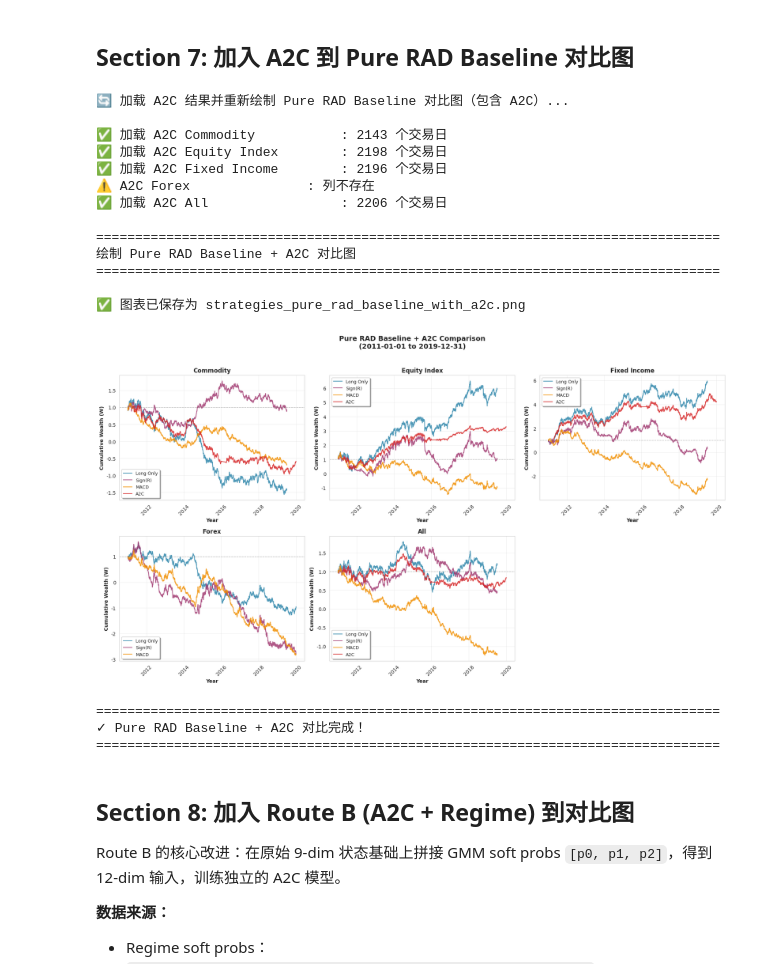
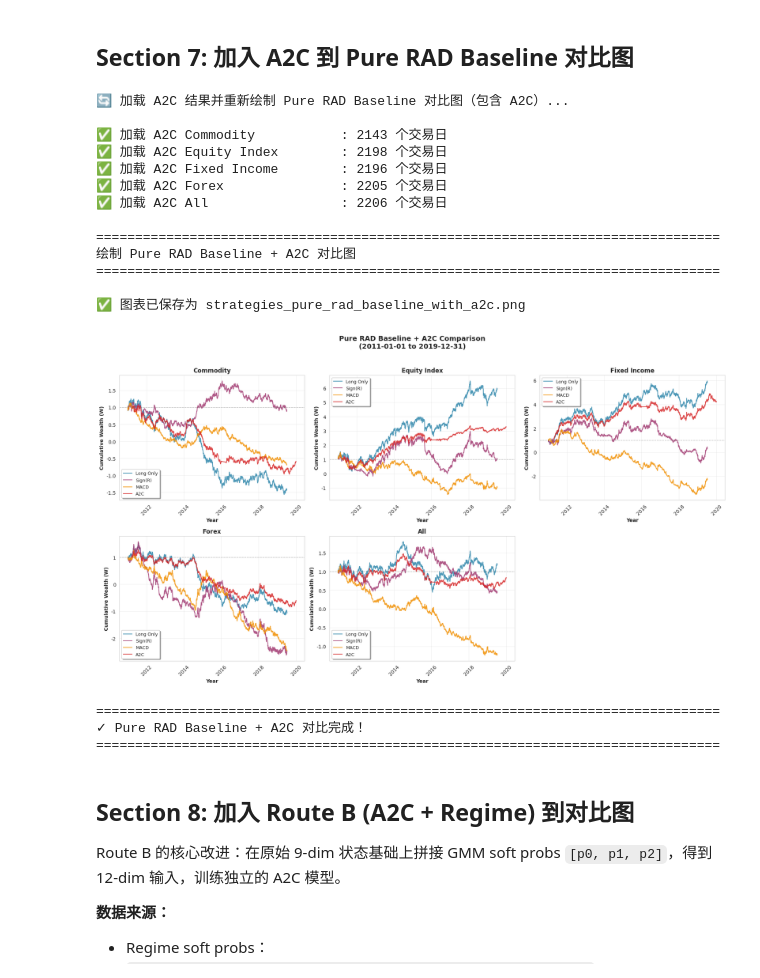
Before and after one commit to C-CU-2025-Fall/IEOR4733_Project, a Jupyter notebook: reproduction_of_figures/strategies_comparison.ipynb, the cells around one changed output. Drawn from its saved outputs; the diff is of its cells as text; code cells hidden in the pictures.

```diff
--- a/reproduction_of_figures/strategies_comparison.ipynb
+++ b/reproduction_of_figures/strategies_comparison.ipynb
@@ -527,8 +527,8 @@ if a2c_wide_path.exists():
 
     # 转换为与其他策略一致的格式
     for asset in ASSET_CLASSES_LIST + ['All']:
-        # A2C CSV 中 Forex 可能存储为 FX
-        col_name = 'FX' if asset == 'Forex' else asset
+        # CSV 中列名与资产类别名称一致（Forex 就是 Forex，不是 FX）
+        col_name = asset
 
         if col_name in df_a2c_wide.columns:
             # 去掉 NaN 值
@@ -617,35 +617,35 @@ for idx, asset in enumerate(asset_order):
 
 # 隐藏多余的子图
 for idx in range(len(asset_order), len(axes)):
     axes[idx].axis('off')
 
 plt.suptitle(f'Pure RAD Baseline + A2C Comparison\n({TEST_START} to {TEST_END})',
              fontsize=14, fontweight='bold', y=1.00)
 plt.tight_layout(rect=[0, 0, 1, 0.98])
 
 output_path = OUTPUT_DIR / 'strategies_pure_rad_baseline_with_a2c.png'
 plt.savefig(str(output_path), dpi=300, bbox_inches='tight')
 print(f"✅ 图表已保存为 {output_path.name}")
 plt.show()
 
 print("="*80)
 print("✓ Pure RAD Baseline + A2C 对比完成！")
 print("="*80)
 # %% [output]
 🔄 加载 A2C 结果并重新绘制 Pure RAD Baseline 对比图（包含 A2C）...
 
 ✅ 加载 A2C Commodity           : 2143 个交易日
 ✅ 加载 A2C Equity Index        : 2198 个交易日
 ✅ 加载 A2C Fixed Income        : 2196 个交易日
-⚠️ A2C Forex               : 列不存在
+✅ 加载 A2C Forex               : 2205 个交易日
 ✅ 加载 A2C All                 : 2206 个交易日
 
 ================================================================================
 绘制 Pure RAD Baseline + A2C 对比图
 ================================================================================
 
 ✅ 图表已保存为 strategies_pure_rad_baseline_with_a2c.png
-[figure, old version]
+[figure, new version]
 ================================================================================
 ✓ Pure RAD Baseline + A2C 对比完成！
 ================================================================================
```
Also changed, not shown: parts of 2 cells of this notebook, 15 other files.
